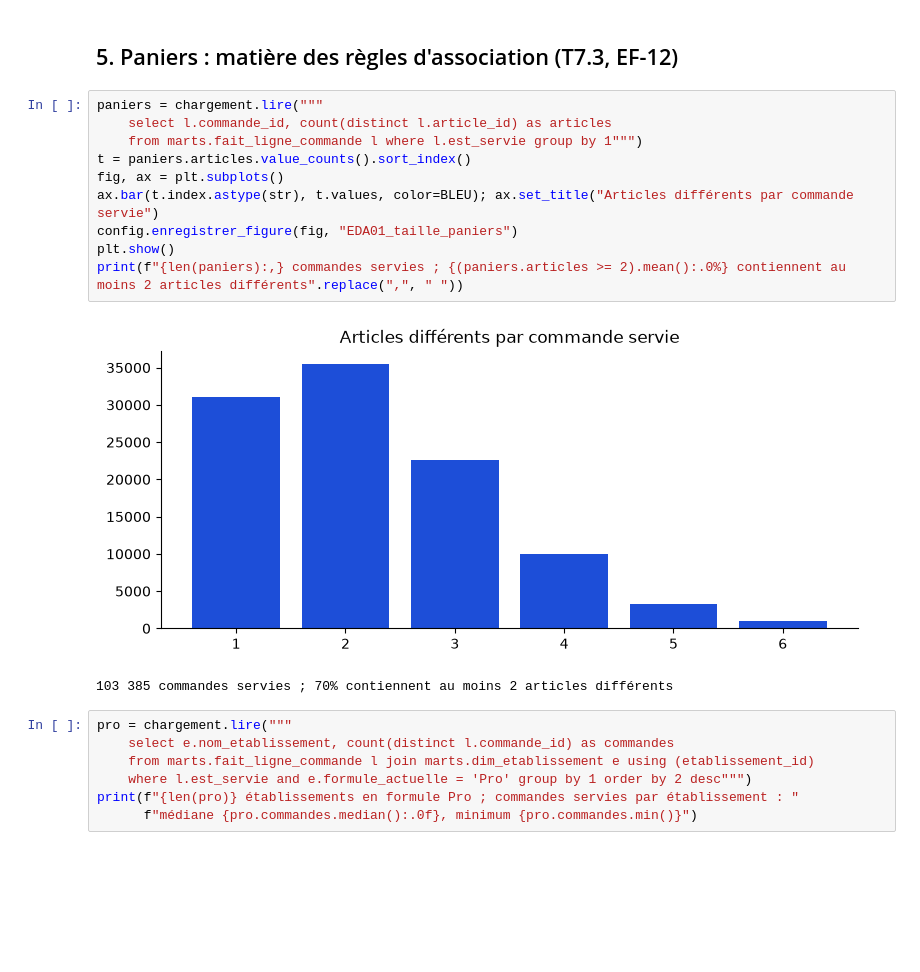
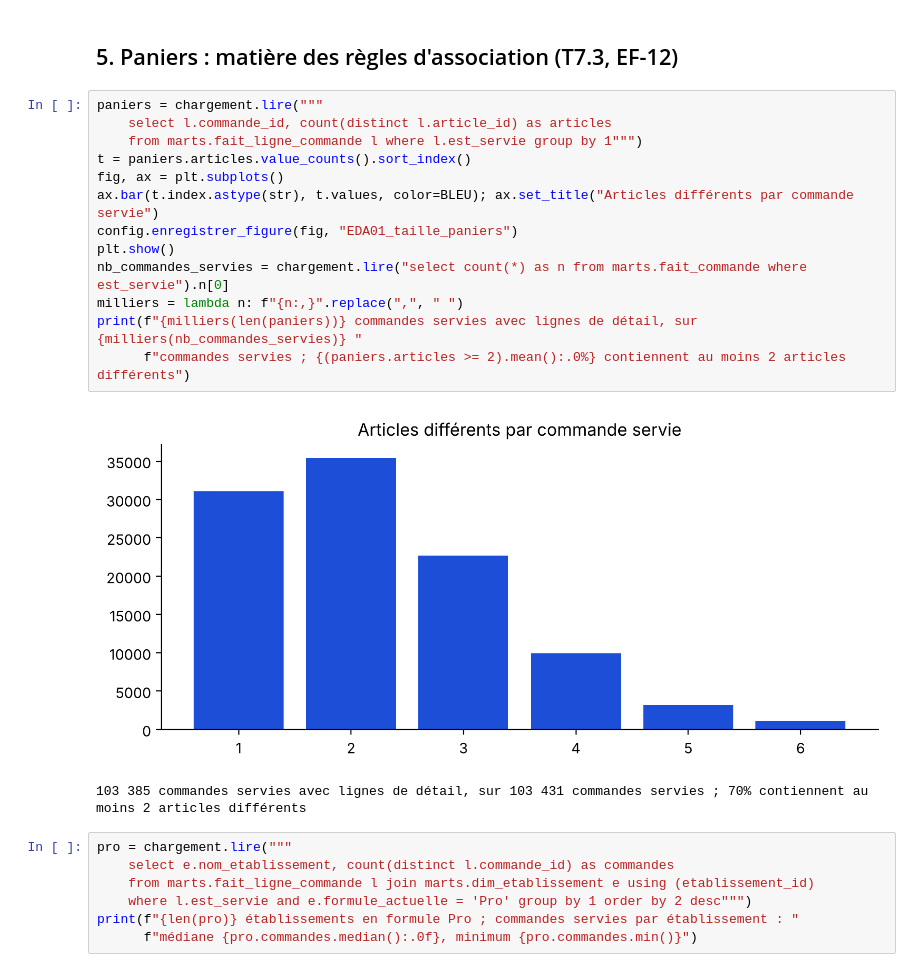
Before and after one commit to sarraabdeljaouad-ui/menuscan-tn, a Jupyter notebook: 08_analyse_ml/01_eda/01_eda_global.ipynb, the cells around one changed output. Drawn from its saved outputs; the diff is of its cells as text; blank space fills up the shorter version.

```diff
--- a/08_analyse_ml/01_eda/01_eda_global.ipynb
+++ b/08_analyse_ml/01_eda/01_eda_global.ipynb
@@ -201,16 +201,19 @@ df.groupby("jeu").agg(lignes=("resilie_mois_suivant", "count"), resiliations=("r
 # %%
 paniers = chargement.lire("""
     select l.commande_id, count(distinct l.article_id) as articles
     from marts.fait_ligne_commande l where l.est_servie group by 1""")
 t = paniers.articles.value_counts().sort_index()
 fig, ax = plt.subplots()
 ax.bar(t.index.astype(str), t.values, color=BLEU); ax.set_title("Articles différents par commande servie")
 config.enregistrer_figure(fig, "EDA01_taille_paniers")
 plt.show()
-print(f"{len(paniers):,} commandes servies ; {(paniers.articles >= 2).mean():.0%} contiennent au moins 2 articles différents".replace(",", " "))
+nb_commandes_servies = chargement.lire("select count(*) as n from marts.fait_commande where est_servie").n[0]
+milliers = lambda n: f"{n:,}".replace(",", " ")
+print(f"{milliers(len(paniers))} commandes servies avec lignes de détail, sur {milliers(nb_commandes_servies)} "
+      f"commandes servies ; {(paniers.articles >= 2).mean():.0%} contiennent au moins 2 articles différents")
 # %% [output]
-[figure, old version]
+[figure, new version]
-103 385 commandes servies ; 70% contiennent au moins 2 articles différents
+103 385 commandes servies avec lignes de détail, sur 103 431 commandes servies ; 70% contiennent au moins 2 articles différents
 # %%
 pro = chargement.lire("""
     select e.nom_etablissement, count(distinct l.commande_id) as commandes
```
Also changed, not shown: parts of 7 cells of this notebook, 32 other files.
